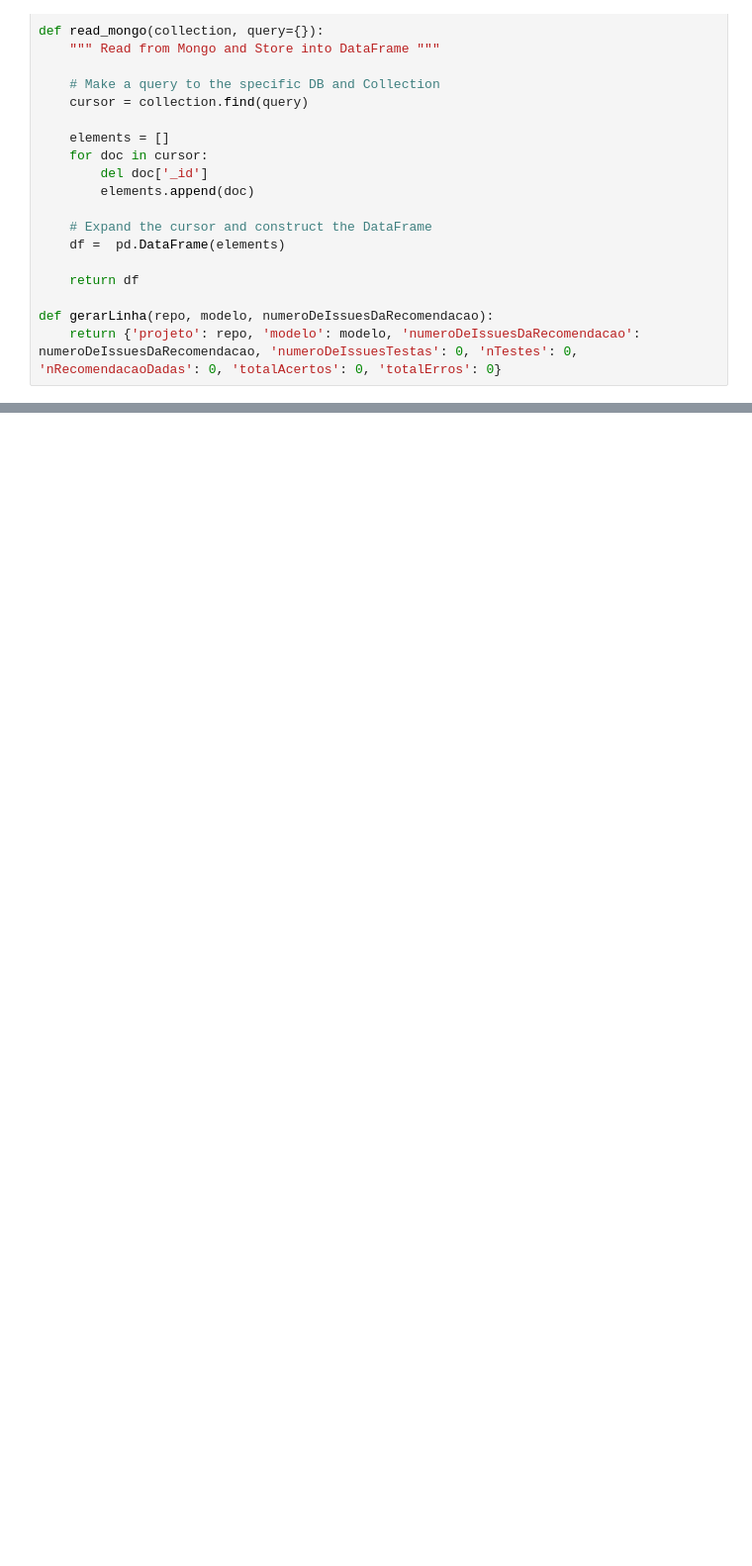
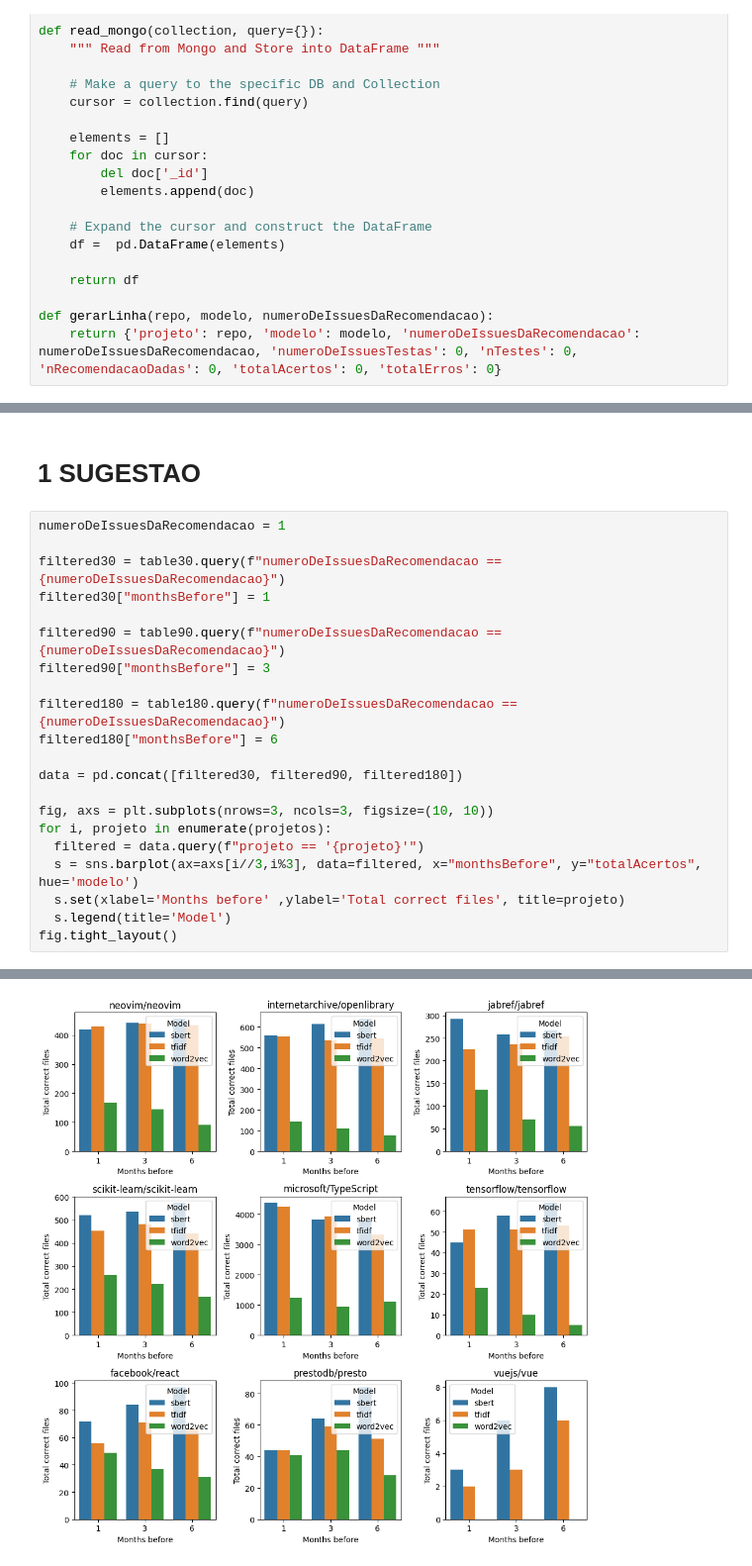
Before and after one commit to getuliobr/AutoLabellerEvaluator, a Jupyter notebook: tabela.ipynb, the cells around one changed output, grey strips where cells are left out. Shown at 99% size. Saved outputs shown, nothing was run; the diff lists cells and outputs as text; blank space fills up the shorter version.

```diff
--- a/tabela.ipynb
+++ b/tabela.ipynb
@@ -180,0 +331,24 @@ table
+# %% [markdown]
+# 1 SUGESTAO
+# %%
+numeroDeIssuesDaRecomendacao = 1
+
+filtered30 = table30.query(f"numeroDeIssuesDaRecomendacao == {numeroDeIssuesDaRecomendacao}")
+filtered30["monthsBefore"] = 1
+
+filtered90 = table90.query(f"numeroDeIssuesDaRecomendacao == {numeroDeIssuesDaRecomendacao}")
+filtered90["monthsBefore"] = 3
+
+filtered180 = table180.query(f"numeroDeIssuesDaRecomendacao == {numeroDeIssuesDaRecomendacao}")
+filtered180["monthsBefore"] = 6
+
+data = pd.concat([filtered30, filtered90, filtered180])
+
+fig, axs = plt.subplots(nrows=3, ncols=3, figsize=(10, 10))
+for i, projeto in enumerate(projetos):
+  filtered = data.query(f"projeto == '{projeto}'")
+  s = sns.barplot(ax=axs[i//3,i%3], data=filtered, x="monthsBefore", y="totalAcertos", hue='modelo')
+  s.set(xlabel='Months before' ,ylabel='Total correct files', title=projeto)
+  s.legend(title='Model')
+fig.tight_layout()
+# %% [output]
@@ -180,0 +370 @@ table
+[figure, added]
```
Also changed, not shown: parts of 18 cells of this notebook.
